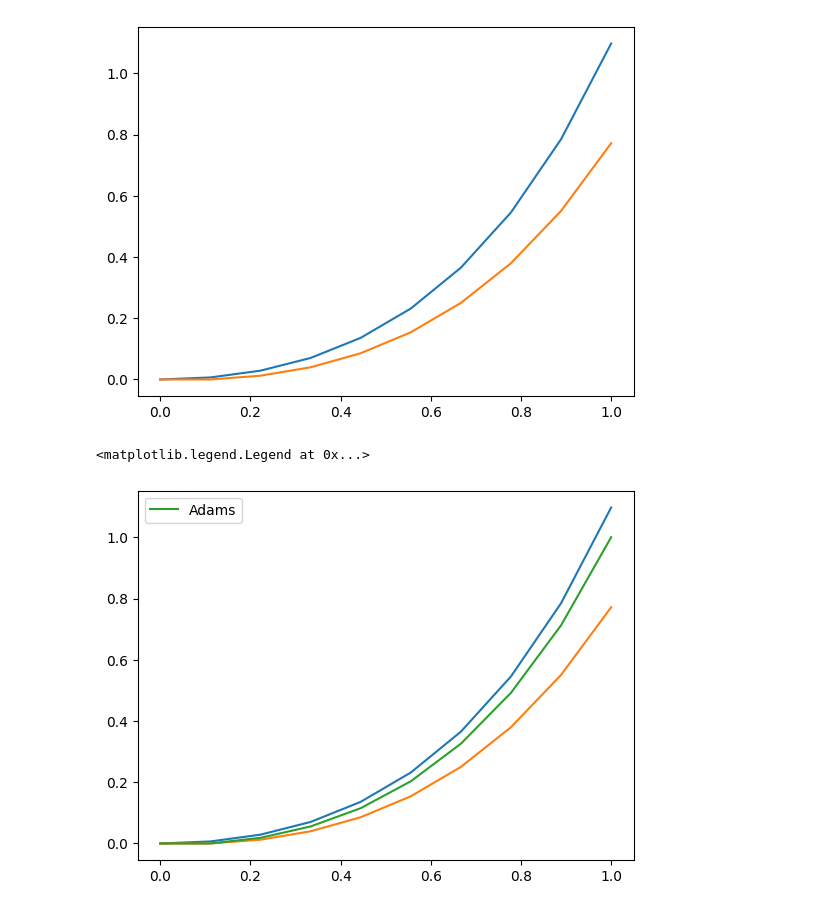
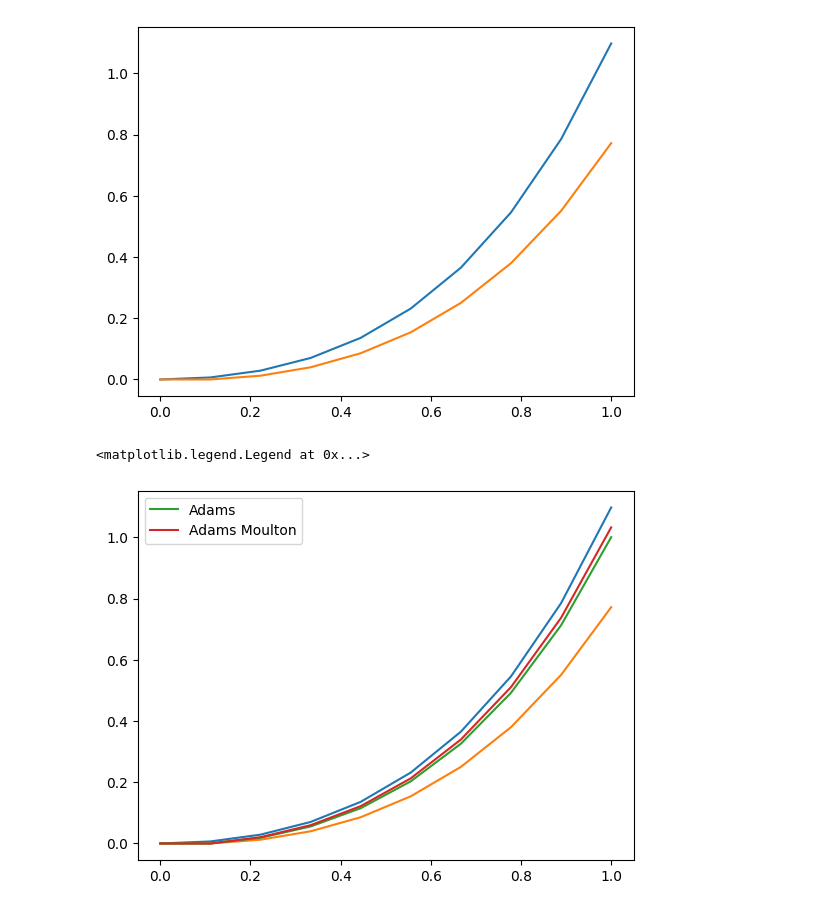
Before and after one commit to JuanDavidSantacruzRoca/MetodosComputacionalesII, a Jupyter notebook: Week3/Adams.ipynb, the cells around one changed output. Drawn from its saved outputs; the diff is of its cells as text; code cells hidden in the pictures.

```diff
--- a/Week3/Adams.ipynb
+++ b/Week3/Adams.ipynb
@@ -46,19 +46,26 @@ def GetAdams(f,x,yrk1):
 
     y = yrk1.copy()
 
+    yc = y.copy()
+
     for i in range(2,len(x)):
 
         y[i] = y[i-1] + 0.5*h*( 3*f(x[i-1],y[i-1]) - f(x[i-2],y[i-2]) )
 
+        yc[i] = y[i]
 
-    return y
+        yc[i] = yc[i-1] + 0.5*h*( f(x[i],y[i]) +  f(x[i-1],y[i-1]) )
+
+
+    return y,yc
 # %%
-ybash2 = GetAdams(f,t,yrk1)
+ybash2,ymoulton2 = GetAdams(f,t,yrk1)
 # %%
 plt.plot(t,yext)
 plt.plot(t,yrk1)
 plt.plot(t,ybash2,label='Adams')
+plt.plot(t,ymoulton2,label='Adams Moulton')
 plt.legend()
 # %% [output]
 <matplotlib.legend.Legend at 0x...>
-[figure, old version]
+[figure, new version]
```
